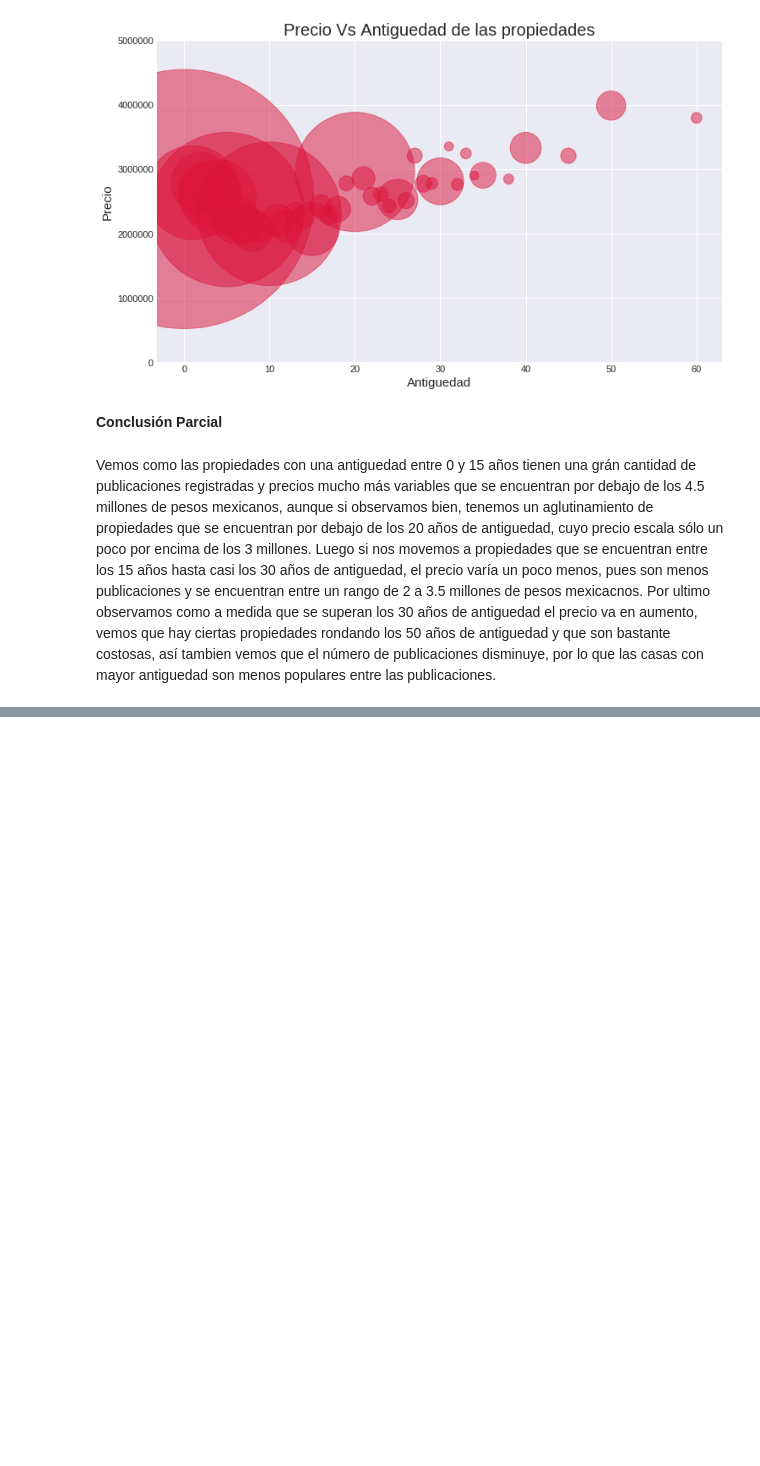
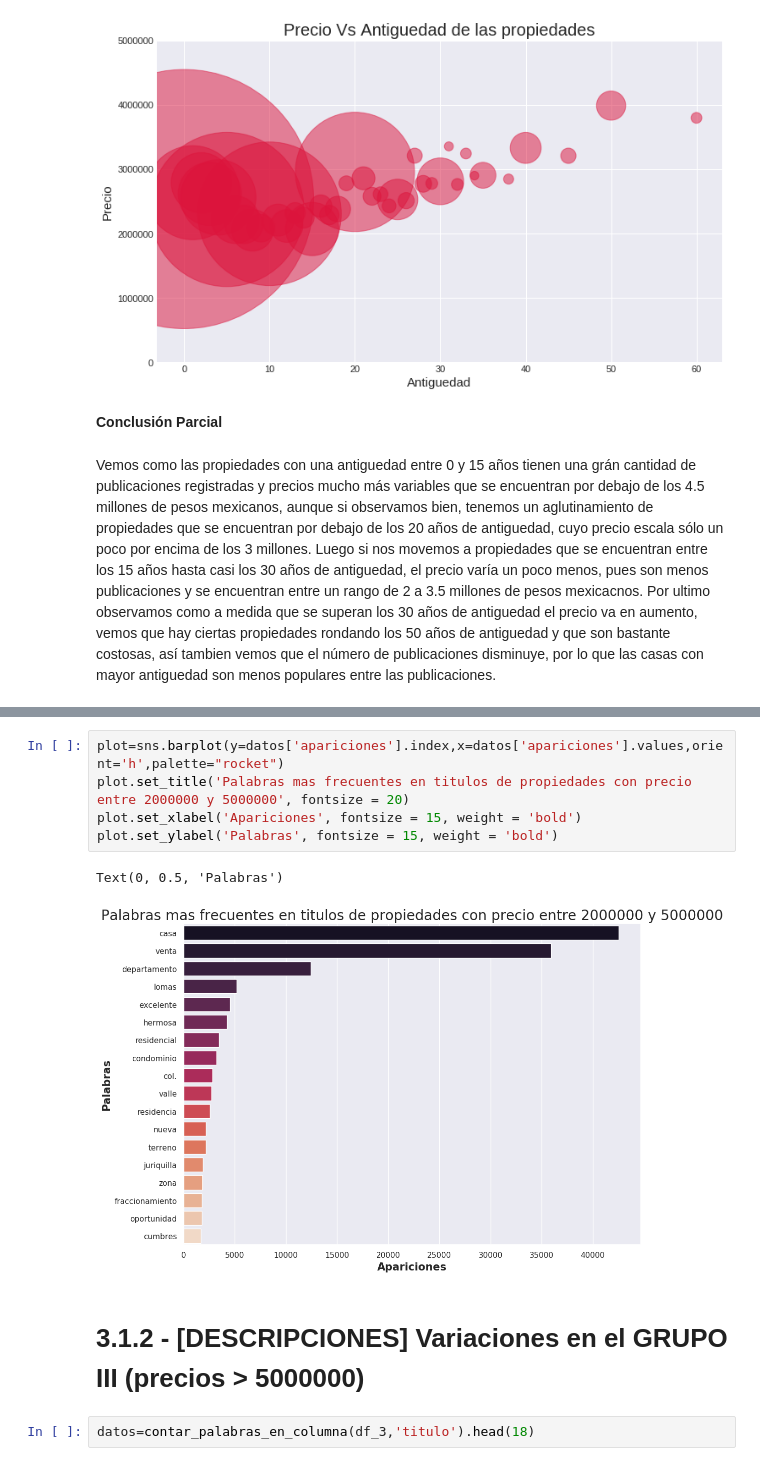
Before and after one commit to luctiz/Grupo43-TP1, a Jupyter notebook: TP1.ipynb, the cells around one changed output, grey strips where cells are left out. Drawn from its saved outputs; the diff is of its cells as text; blank space fills up the shorter version.

```diff
--- a/TP1.ipynb
+++ b/TP1.ipynb
@@ -317,0 +420,12 @@ Vemos como las propiedades con una antiguedad entre 0 y 15 años tienen una grá
+# %%
+plot=sns.barplot(y=datos['apariciones'].index,x=datos['apariciones'].values,orient='h',palette="rocket")
+plot.set_title('Palabras mas frecuentes en titulos de propiedades con precio entre 2000000 y 5000000', fontsize = 20)
+plot.set_xlabel('Apariciones', fontsize = 15, weight = 'bold')
+plot.set_ylabel('Palabras', fontsize = 15, weight = 'bold')
+# %% [output]
+Text(0, 0.5, 'Palabras')
+[figure, added]
+# %% [markdown]
+# 3.1.2 - [DESCRIPCIONES] Variaciones en el GRUPO III (precios > 5000000)
+# %%
+datos=contar_palabras_en_columna(df_3,'titulo').head(18)
```
Also changed, not shown: parts of 51 cells of this notebook.
